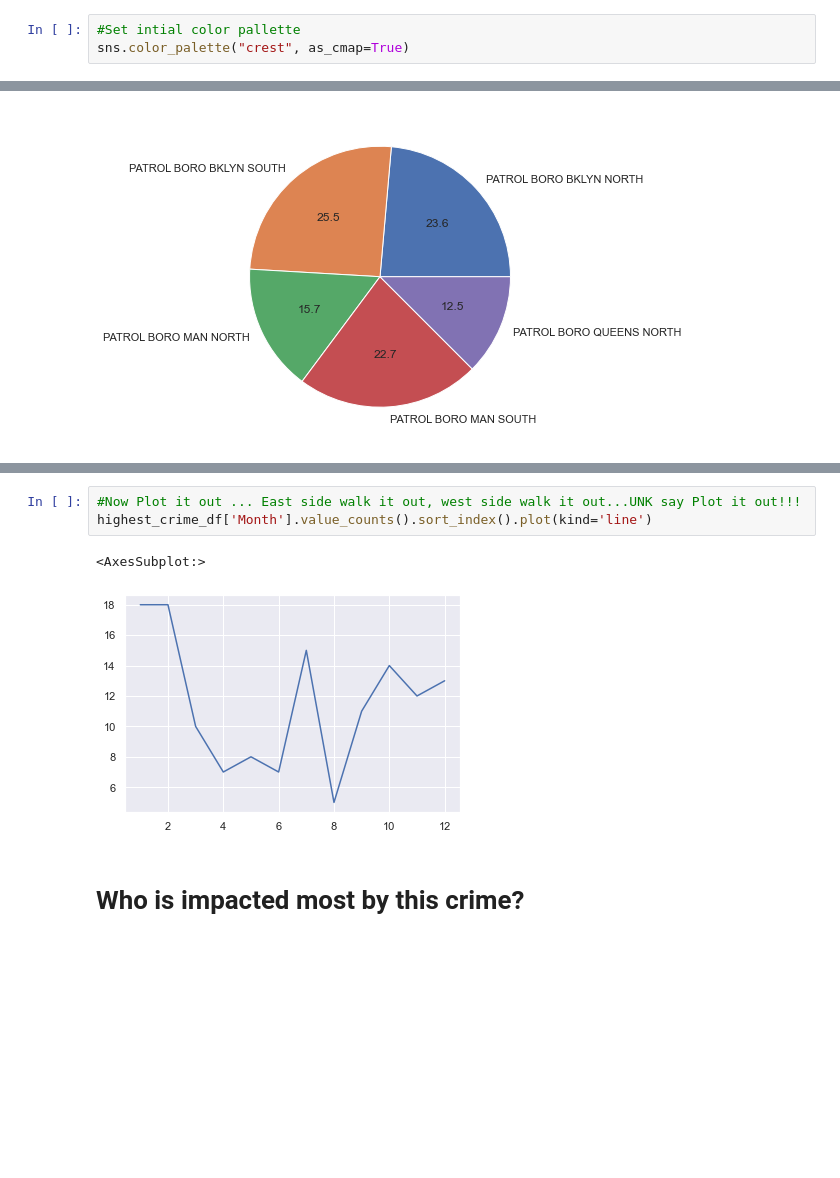
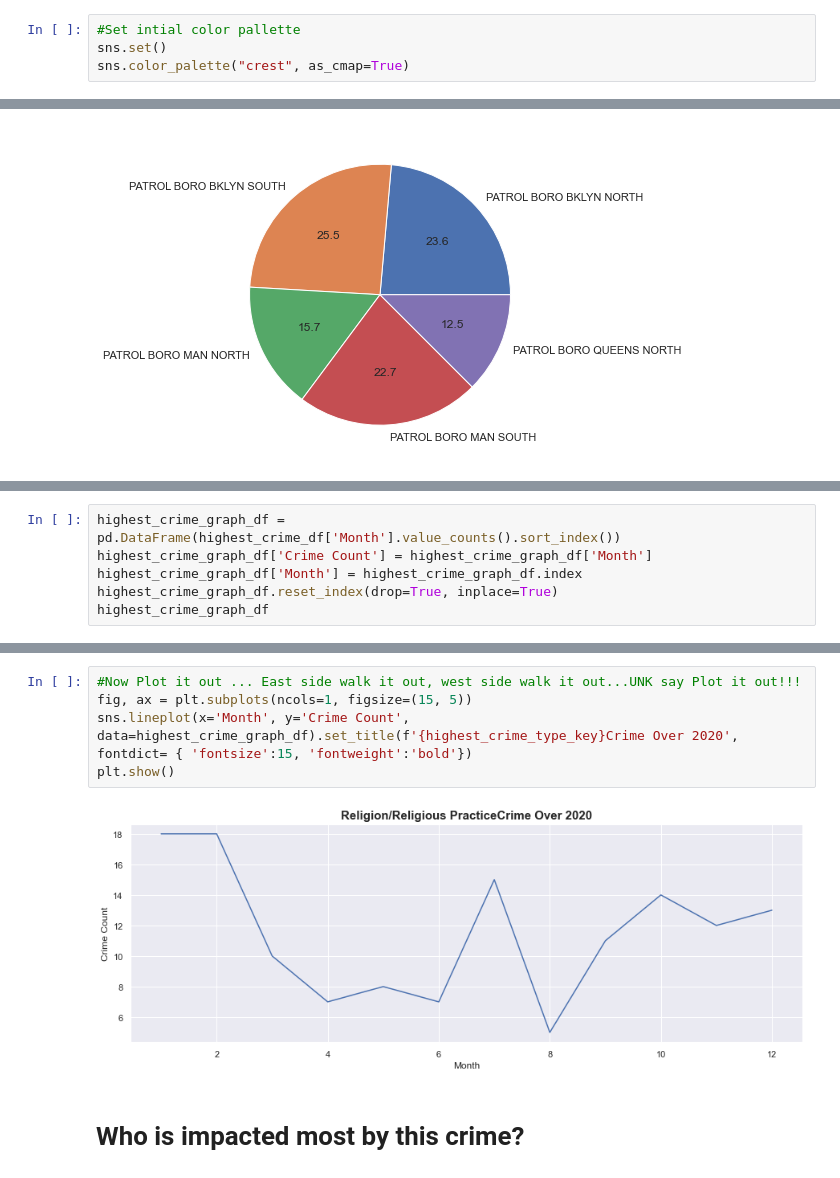
Before and after one commit to codeMonkeyHopeful/nypd-crime-tracker, a Jupyter notebook: main.ipynb, the cells around one changed output, grey strips where cells are left out. Drawn from its saved outputs; the diff is of its cells as text; blank space fills up the shorter version.

```diff
--- a/main.ipynb
+++ b/main.ipynb
@@ -20,4 +9,5 @@ import datetime as dt
 import seaborn as sns
 # %%
 #Set intial color pallette
+sns.set()
 sns.color_palette("crest", as_cmap=True)
@@ -118,0 +100,6 @@ sns.lineplot(x="Month", y="",
+# %%
+highest_crime_graph_df = pd.DataFrame(highest_crime_df['Month'].value_counts().sort_index())
+highest_crime_graph_df['Crime Count'] = highest_crime_graph_df['Month']
+highest_crime_graph_df['Month'] = highest_crime_graph_df.index
+highest_crime_graph_df.reset_index(drop=True, inplace=True)
+highest_crime_graph_df
@@ -119,9 +120,10 @@ sns.lineplot(x="Month", y="",
 # %%
 #Now Plot it out ... East side walk it out, west side walk it out...UNK say Plot it out!!!
-highest_crime_df['Month'].value_counts().sort_index().plot(kind='line')
+fig, ax = plt.subplots(ncols=1, figsize=(15, 5))
+sns.lineplot(x='Month', y='Crime Count', data=highest_crime_graph_df).set_title(f'{highest_crime_type_key}Crime Over 2020', fontdict= { 'fontsize':15, 'fontweight':'bold'})
+plt.show()
 # %% [output]
-<AxesSubplot:>
-[figure, old version]
+[figure, new version]
 # %% [markdown]
 # Who is impacted most by this crime?
 # %%
```
Also changed, not shown: parts of 27 cells of this notebook, 1 other file.
